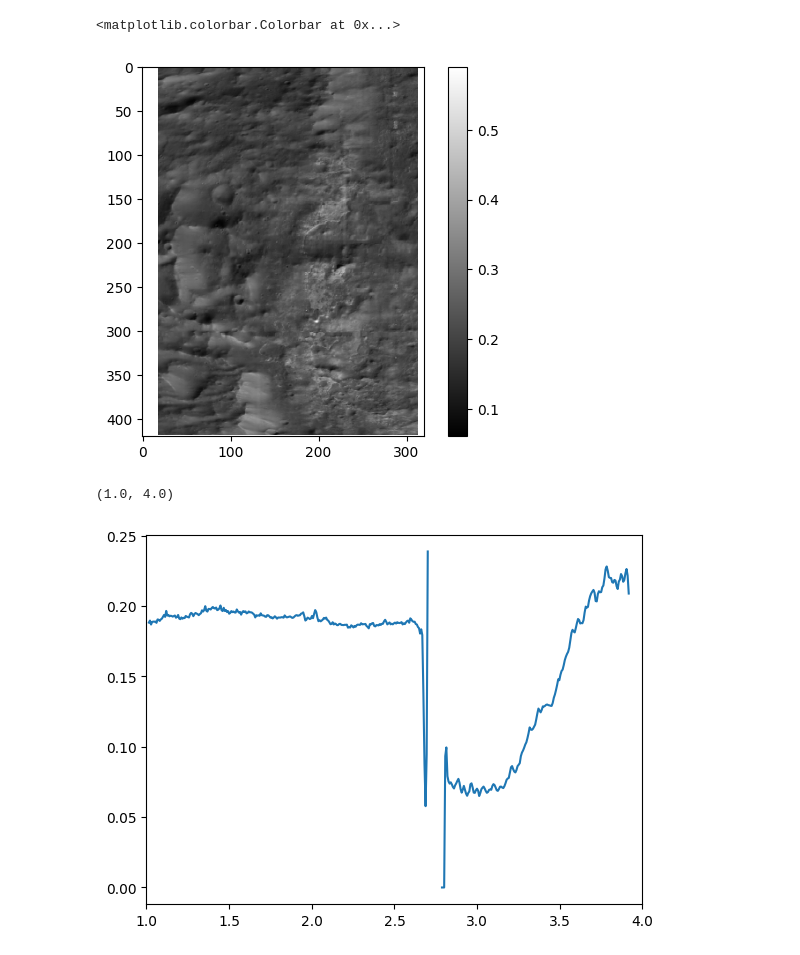
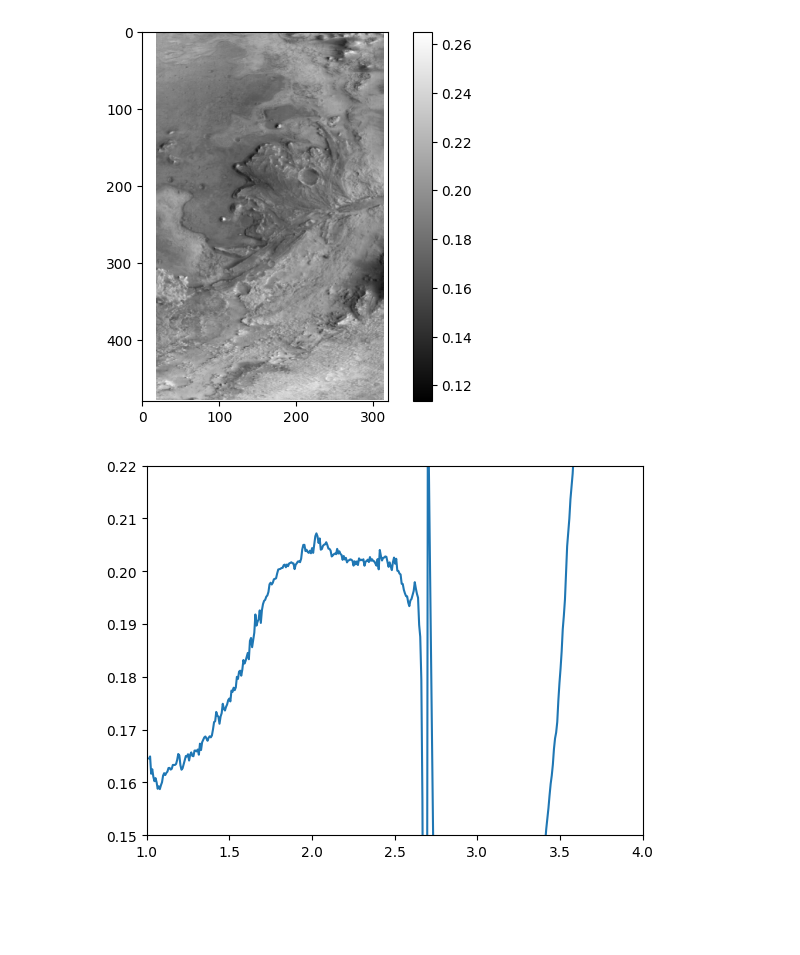
Before and after one commit to justinbl/pyCRISM, a Jupyter notebook: demo.ipynb, the cells around one changed output. Saved outputs shown, nothing was run; the diff lists cells and outputs as text; code cells hidden in the pictures; blank space fills up the shorter version.

```diff
--- a/demo.ipynb
+++ b/demo.ipynb
@@ -45,13 +87,16 @@ hrl16cfe.crism_corr()
 # %%
-plt.imshow(hrl16cfe.ifdat_corr[:,:,100],cmap='gray')
+# visualize the corrected data
+plt.imshow(hrl40ff.ifdat_corr[:,:,150],cmap='gray')
 plt.colorbar()
+plt.show()
 # %% [output]
-<matplotlib.colorbar.Colorbar at 0x...>
-[figure, old version]
+[figure, new version]
-# %%
-plt.plot(hrl16cfe.meanwvl,hrl16cfe.ifdat_corr[100,100,:])
-plt.xlim([1,4.0])
-# %% [output]
-(1.0, 4.0)
-[figure, removed]
+# %%
+# Example of plotting the spectrum of a pixel of corrected data
+plt.plot(hrl40ff.meanwvl,hrl40ff.ifdat_corr[300,200,:])
+plt.xlim([1,4.0])
+plt.ylim([0.15,0.22])
+plt.show()
+# %% [output]
+[figure, added]
 # %%
```
Also changed, not shown: parts of 13 cells of this notebook, 2 other files.
